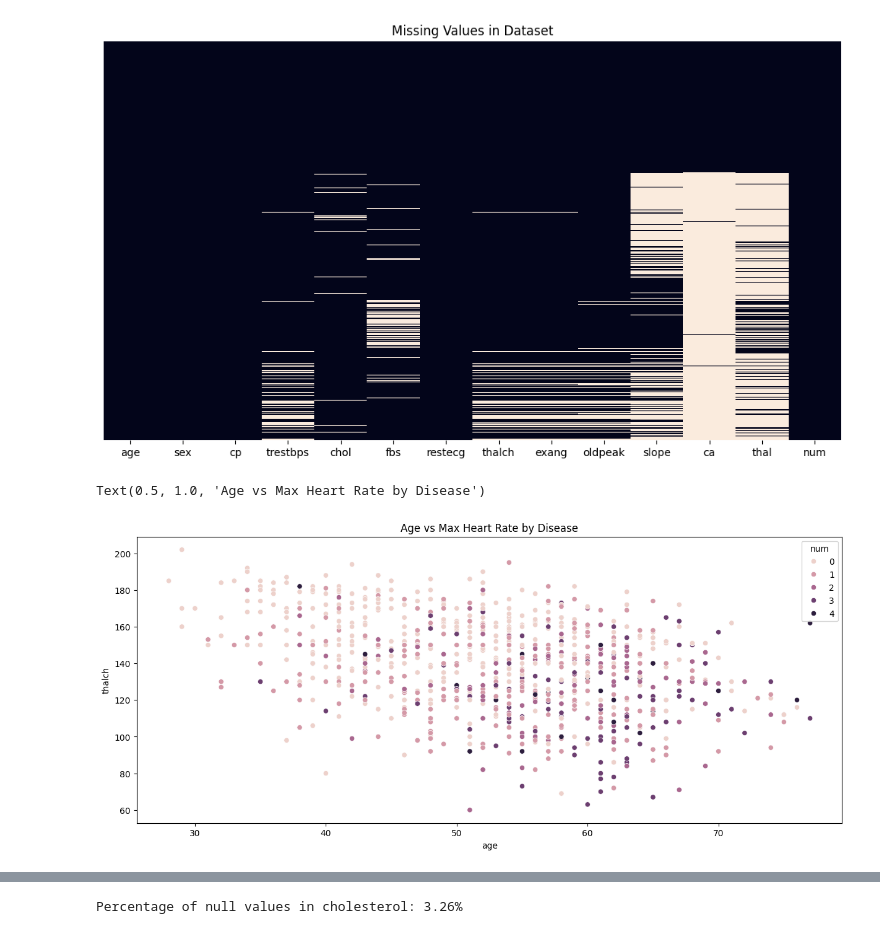
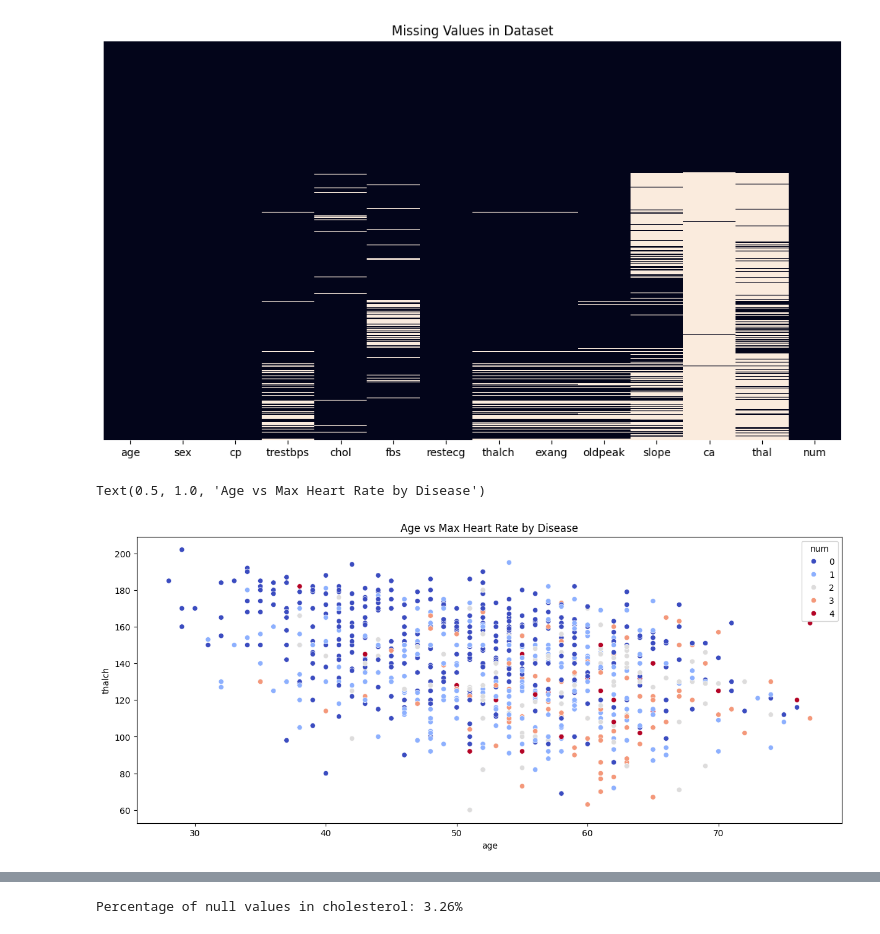
Before and after one commit to harika-maha/Dubai_PG-3, a Jupyter notebook: UCI_notebook.ipynb, the cells around one changed output, grey strips where cells are left out. Drawn from its saved outputs; the diff is of its cells as text; code cells hidden in the pictures.

```diff
--- a/UCI_notebook.ipynb
+++ b/UCI_notebook.ipynb
@@ -176,11 +185,11 @@ plt.show()
 # %%
 plt.figure(figsize=(50,6))
 plt.subplot(1, 3, 1)
-sns.scatterplot(data=df2, x='age', y='thalch', hue='num')
+sns.scatterplot(data=df2, x='age', y='thalch', hue='num', palette='coolwarm')
 plt.title('Age vs Max Heart Rate by Disease')
 # %% [output]
 Text(0.5, 1.0, 'Age vs Max Heart Rate by Disease')
-[figure, old version]
+[figure, new version]
 # %%
 plt.figure(figsize=(50,6))
 plt.subplot(1, 3, 2)
```
Also changed, not shown: parts of 33 cells of this notebook, 1 other file.
